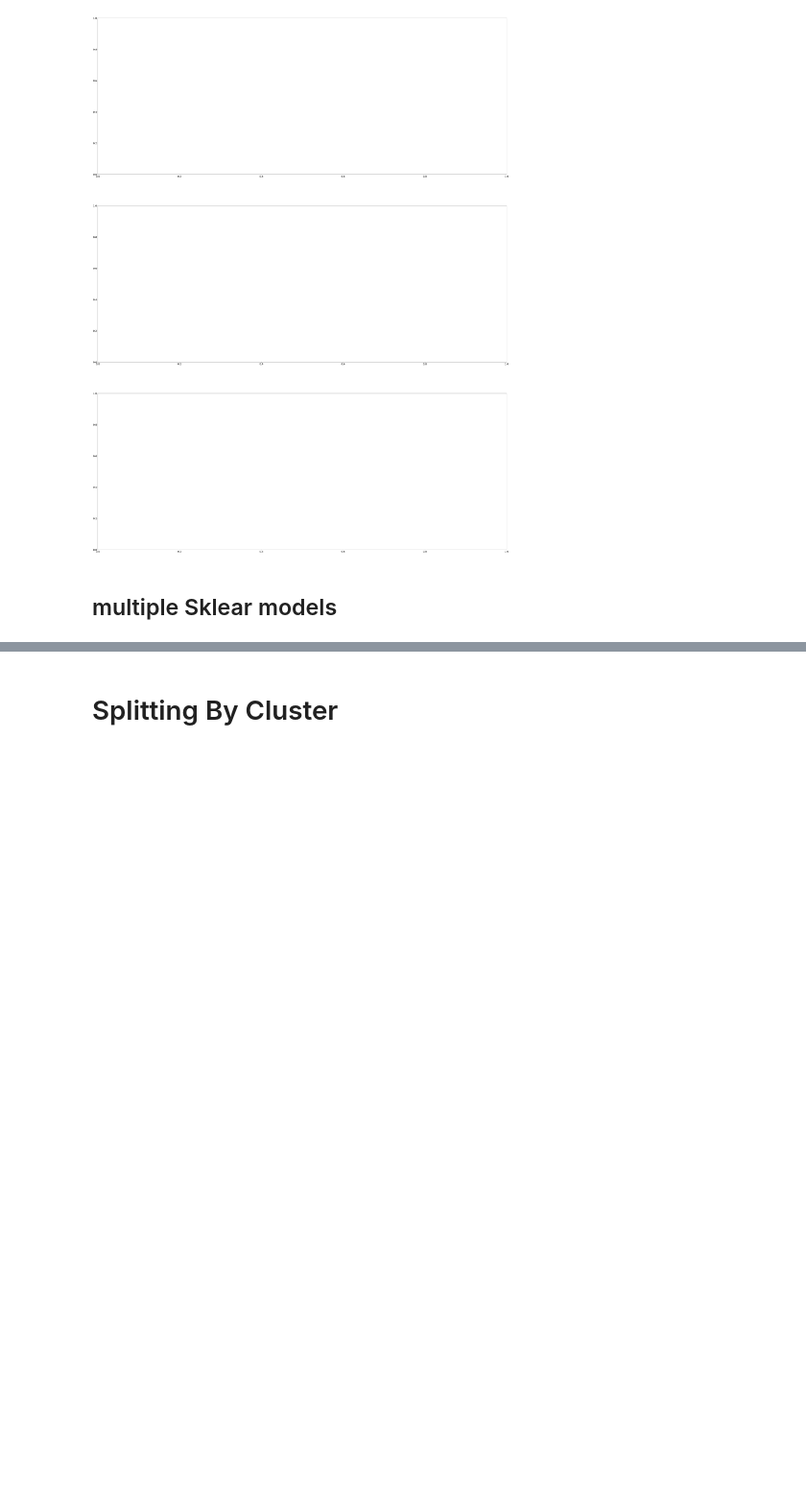
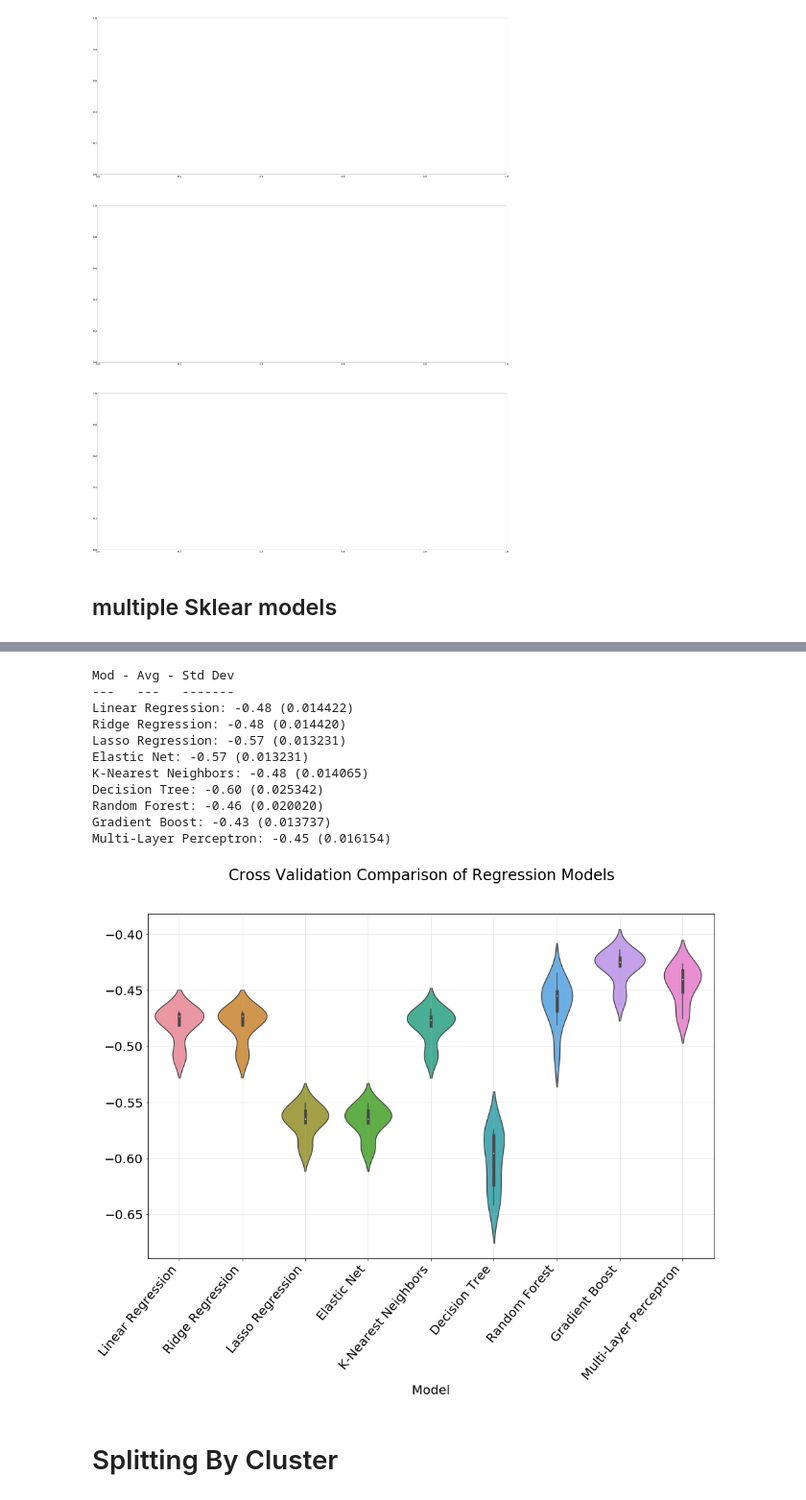
Before and after one commit to lukeolson13/capstone, a Jupyter notebook: src/EDA_new.ipynb, the cells around one changed output, grey strips where cells are left out. Shown at 96% size. Drawn from its saved outputs; the diff is of its cells as text; code cells hidden in the pictures; blank space fills up the shorter version.

```diff
--- a/src/EDA_new.ipynb
+++ b/src/EDA_new.ipynb
@@ -44,7 +44,7 @@ from clust_functions import kmeans, elbow_plot, silhouette_plot, heir_clust
 pd.set_option('max_columns',500)
 font = {'size': 20}
 rc('font', **font)
-plt.style.use('seaborn-bright')
+plt.style.use('seaborn-dark-palette')
 
 from IPython.core.display import display, HTML
 display(HTML("<style>.container { width:100% !important; }</style>"))
@@ -145,3 +145,30 @@ Multi-Layer Perceptron: -0.44 (0.010140)
+# %%
+# Initial Cross Validation
+models = []
+models.append(('Linear Regression', LinearRegression()))
+models.append(('Ridge Regression', Ridge()))
+models.append(('Lasso Regression', Lasso()))
+models.append(('Elastic Net', ElasticNet()))
+models.append(('K-Nearest Neighbors', KNeighborsRegressor(n_jobs=-1)))
+models.append(('Decision Tree', DecisionTreeRegressor()))
+models.append(('Random Forest', RandomForestRegressor()))
+models.append(('Gradient Boost', GradientBoostingRegressor()))
+models.append(('Multi-Layer Perceptron', MLPRegressor()))
+
+class_crossval_plot(X_train[model_mask_cols], y_train, models)
+# %% [output]
+Mod - Avg - Std Dev
+---   ---   -------
+Linear Regression: -0.48 (0.014422)
+Ridge Regression: -0.48 (0.014420)
+Lasso Regression: -0.57 (0.013231)
+Elastic Net: -0.57 (0.013231)
+K-Nearest Neighbors: -0.48 (0.014065)
+Decision Tree: -0.60 (0.025342)
+Random Forest: -0.46 (0.020020)
+Gradient Boost: -0.43 (0.013737)
+Multi-Layer Perceptron: -0.45 (0.016154)
+[figure, added]
 # %% [markdown]
 # Splitting By Cluster
 # %%
```
Also changed, not shown: parts of 4 cells of this notebook, 20 other files.
